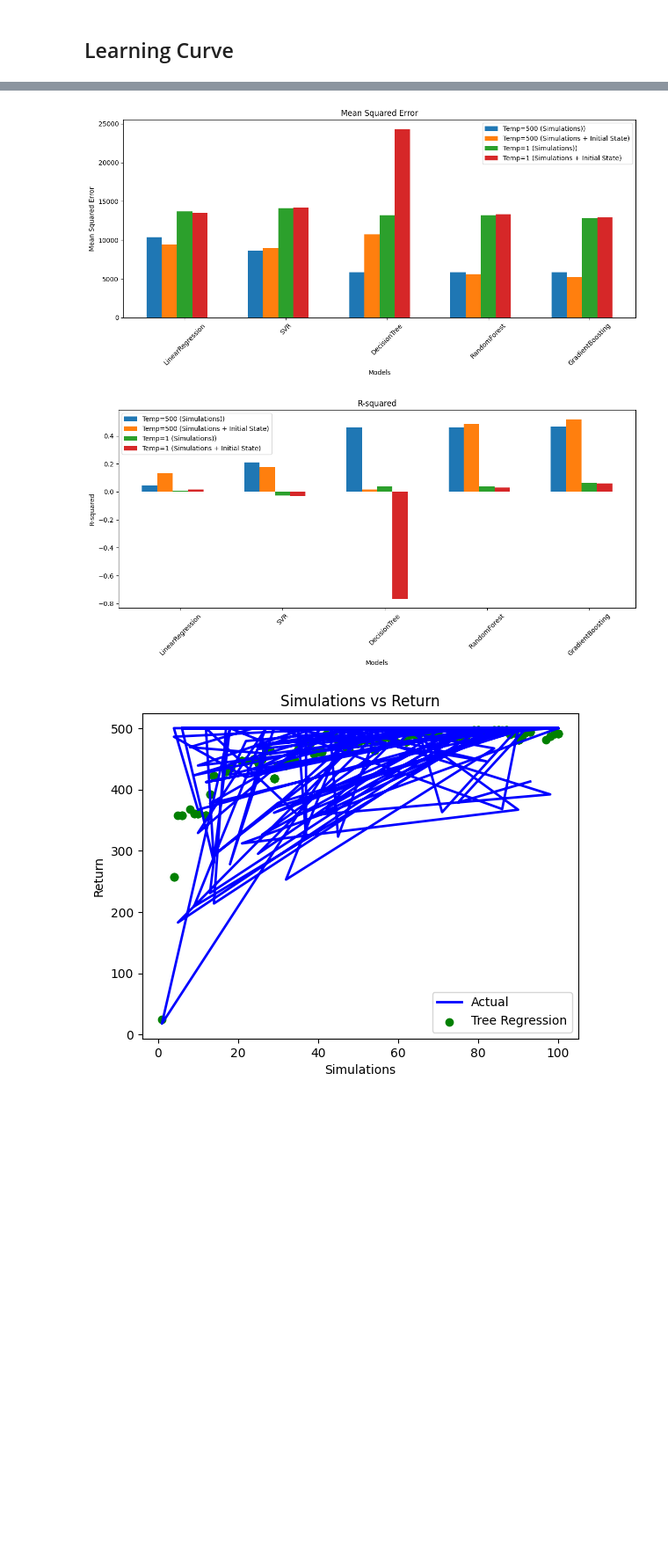
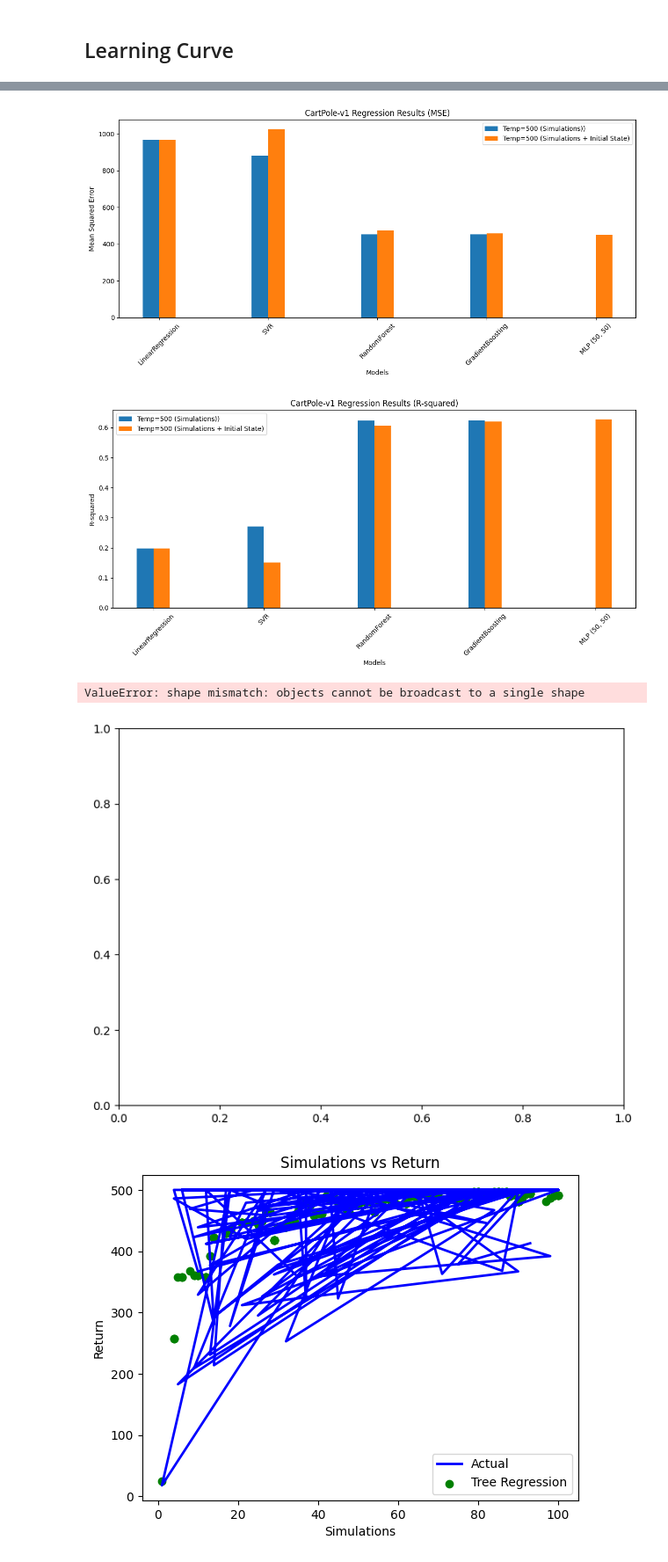
Before and after one commit to keremoner/MCTS-Time-Management, a Jupyter notebook: scripts/RunExperiments.ipynb, the cells around one changed output, grey strips where cells are left out. Shown at 88% size. Saved outputs shown, nothing was run; the diff lists cells and outputs as text; code cells hidden in the pictures; blank space fills up the shorter version.

```diff
--- a/scripts/RunExperiments.ipynb
+++ b/scripts/RunExperiments.ipynb
@@ -736,32 +786,33 @@ plt.show()
 # %%
+import  numpy as np
 # MSE values for Simulations feature
-mse_simulations = [10398.547, 8607.279, 5845.776, 5853.013, 5839.196]
+mse_simulations = [967.9504691481343, 880.2782367386596, 454.3719710227911, 452.3518904474091, 0]
 # R-squared values for Simulations feature
-r2_simulations = [0.0454, 0.2098, 0.4633, 0.4627, 0.4639]
+r2_simulations = [0.19808178113436004, 0.27071562211968914, 0.6235663153035735, 0.6252398920707826, 0]
 
 # MSE values for multiple features
-mse_multiple = [9432.686, 8975.262, 10722.759, 5587.510, 5222.649]
+mse_multiple = [968.4154402338374, 1025.3355999013397, 474.8101301267042, 458.7523385251745, 449.86467625076176]
 # R-squared values for multiple features
-r2_multiple = [0.1340, 0.1760, 0.0156, 0.4870, 0.5205]
+r2_multiple = [0.19769656639790834, 0.15053990444775478, 0.606633907429515, 0.6199373109098057, 0.6273004751709366]
 
-# MSE values for Simulations feature (second dataset)
-mse_simulations2 = [13670.563, 14105.939, 13220.481, 13202.698, 12878.918]
-# R-squared values for Simulations feature (second dataset)
-r2_simulations2 = [0.0062, -0.0255, 0.0389, 0.0402, 0.0637]
+# # MSE values for Simulations feature (second dataset)
+# mse_simulations2 = [13670.563, 14105.939, 13220.481, 13202.698, 12878.918]
+# # R-squared values for Simulations feature (second dataset)
+# r2_simulations2 = [0.0062, -0.0255, 0.0389, 0.0402, 0.0637]
 
-# MSE values for multiple features (second dataset)
-mse_multiple2 = [13526.375, 14167.534, 24294.072, 13331.934, 12907.011]
-# R-squared values for multiple features (second dataset)
-r2_multiple2 = [0.0166, -0.0299, -0.7662, 0.0308, 0.0617]
+# # MSE values for multiple features (second dataset)
+# mse_multiple2 = [13526.375, 14167.534, 24294.072, 13331.934, 12907.011]
+# # R-squared values for multiple features (second dataset)
+# r2_multiple2 = [0.0166, -0.0299, -0.7662, 0.0308, 0.0617]
 
 # MSE values for Simulations feature
-mse_fl = [0.08648327823632607, 0.05237325911631672, 0.04648545000622639, 0.04648833390222167, 0.04648672239865066]
+mse_fl = [0.06463782992136967, 0.03445793230273527, 0.03225836669505952, 0.03223385797661622]
 # R-squared values for Simulations feature
-r2_fl = [0.337249770223932, 0.5986462328750988, 0.6437664794726768, 0.6437443792150028, 0.6437567287047972]
+r2_fl = [0.40970047406619226, 0.6853158417027987, 0.7054031889582801, 0.7056270127607798]
 
 
 # Labels for the models
-models = ['LinearRegression', 'SVR', 'DecisionTree', 'RandomForest', 'GradientBoosting']
+models = ['LinearRegression', 'SVR', 'RandomForest', 'GradientBoosting', 'MLP (50, 50)']
 
 # Bar positions for each model
 bar_positions = np.arange(len(models))
@@ -771,10 +822,10 @@ bar_width = 0.15
 
 # Plotting MSE for all cases
 plt.figure(figsize=(12, 6))
-plt.bar(bar_positions - 2 * bar_width, mse_simulations, width=bar_width, label='Temp=500 (Simulations))')
-plt.bar(bar_positions - bar_width, mse_multiple, width=bar_width, label='Temp=500 (Simulations + Initial State)')
-plt.bar(bar_positions, mse_simulations2, width=bar_width, label='Temp=1 (Simulations))')
-plt.bar(bar_positions + bar_width, mse_multiple2, width=bar_width, label='Temp=1 (Simulations + Initial State)')
+plt.bar(bar_positions - 0.5 * bar_width, mse_simulations, width=bar_width, label='Temp=500 (Simulations))')
+plt.bar(bar_positions + 0.5 * bar_width, mse_multiple, width=bar_width, label='Temp=500 (Simulations + Initial State)')
+#plt.bar(bar_positions, mse_simulations2, width=bar_width, label='Temp=1 (Simulations))')
+#plt.bar(bar_positions + bar_width, mse_multiple2, width=bar_width, label='Temp=1 (Simulations + Initial State)')
 plt.title('CartPole-v1 Regression Results (MSE)')
 plt.xlabel('Models')
 plt.ylabel('Mean Squared Error')
@@ -785,58 +836,46 @@ plt.show()
 
 # Plotting R-squared for all cases
 plt.figure(figsize=(12, 6))
-plt.bar(bar_positions - 2 * bar_width, r2_simulations, width=bar_width, label='Temp=500 (Simulations))')
-plt.bar(bar_positions - bar_width, r2_multiple, width=bar_width, label='Temp=500 (Simulations + Initial State)')
-plt.bar(bar_positions, r2_simulations2, width=bar_width, label='Temp=1 (Simulations))')
-plt.bar(bar_positions + bar_width, r2_multiple2, width=bar_width, label='Temp=1 (Simulations + Initial State)')
+plt.bar(bar_positions - 0.5 * bar_width, r2_simulations, width=bar_width, label='Temp=500 (Simulations))')
+plt.bar(bar_positions + 0.5 * bar_width, r2_multiple, width=bar_width, label='Temp=500 (Simulations + Initial State)')
+#plt.bar(bar_positions, r2_simulations2, width=bar_width, label='Temp=1 (Simulations))')
+#plt.bar(bar_positions + bar_width, r2_multiple2, width=bar_width, label='Temp=1 (Simulations + Initial State)')
 plt.title('CartPole-v1 Regression Results (R-squared)')
 plt.xlabel('Models')
 plt.ylabel('R-squared')
 plt.xticks(bar_positions, models, rotation=45)
 plt.legend()
 plt.tight_layout()
 plt.show()
 
 
 # Width of each bar
 bar_width = 0.4
 
 # Plotting MSE for Frozen Lake
 plt.figure(figsize=(8, 6))
 plt.bar(bar_positions, mse_fl, width=bar_width, color='blue')
 plt.title('Mean Squared Error for Frozen Lake')
 plt.xlabel('Models')
 plt.ylabel('Mean Squared Error')
 plt.xticks(bar_positions, models, rotation=45)
 plt.tight_layout()
 plt.show()
 
 # Plotting R-squared for Frozen Lake
 plt.figure(figsize=(8, 6))
 plt.bar(bar_positions, r2_fl, width=bar_width, color='green')
 plt.title('R-squared for Frozen Lake')
 plt.xlabel('Models')
 plt.ylabel('R-squared')
 plt.xticks(bar_positions, models, rotation=45)
 plt.tight_layout()
 plt.show()
-
-#Plotting MSE for FL
-plt.figure(figsize=(12, 6))
-plt.bar(bar_positions - 2 * bar_width, r2_simulations, width=bar_width, label='Temp=500 (Simulations))')
-plt.bar(bar_positions - bar_width, r2_multiple, width=bar_width, label='Temp=500 (Simulations + Initial State)')
-plt.bar(bar_positions, r2_simulations2, width=bar_width, label='Temp=1 (Simulations))')
-plt.bar(bar_positions + bar_width, r2_multiple2, width=bar_width, label='Temp=1 (Simulations + Initial State)')
-plt.title('CartPole-v1 Regression Results (R-squared)')
-plt.xlabel('Models')
-plt.ylabel('R-squared')
-plt.xticks(bar_positions, models, rotation=45)
-plt.legend()
-plt.tight_layout()
-plt.show()
 # %% [output]
-[figure, old version]
+[figure, new version]
-[figure, old version]
+[figure, new version]
+ValueError: shape mismatch: objects cannot be broadcast to a single shape
+[figure, added]
 # %%
 directory = "../datasets/after_bug/states_s1-100_t500_Cartpole-v1/"
 dataset_names = os.listdir(directory)
```
Also changed, not shown: parts of 20 cells of this notebook, 19 other files.
